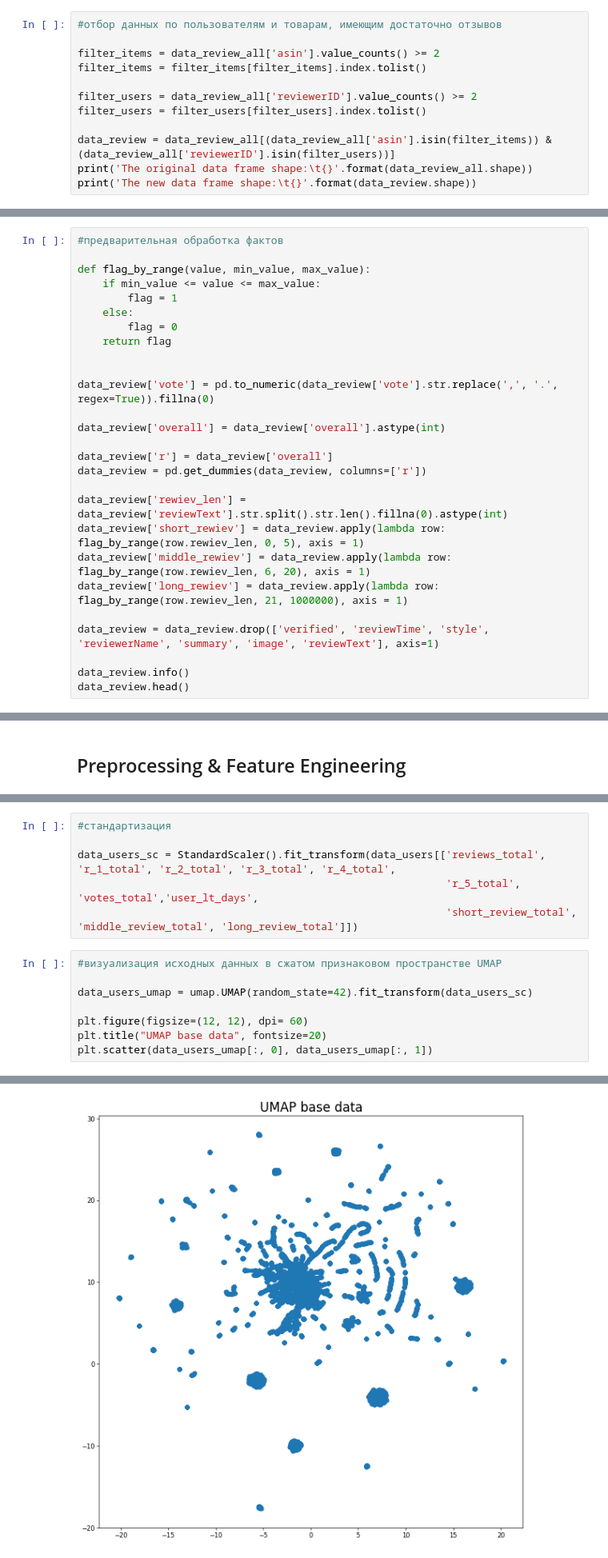
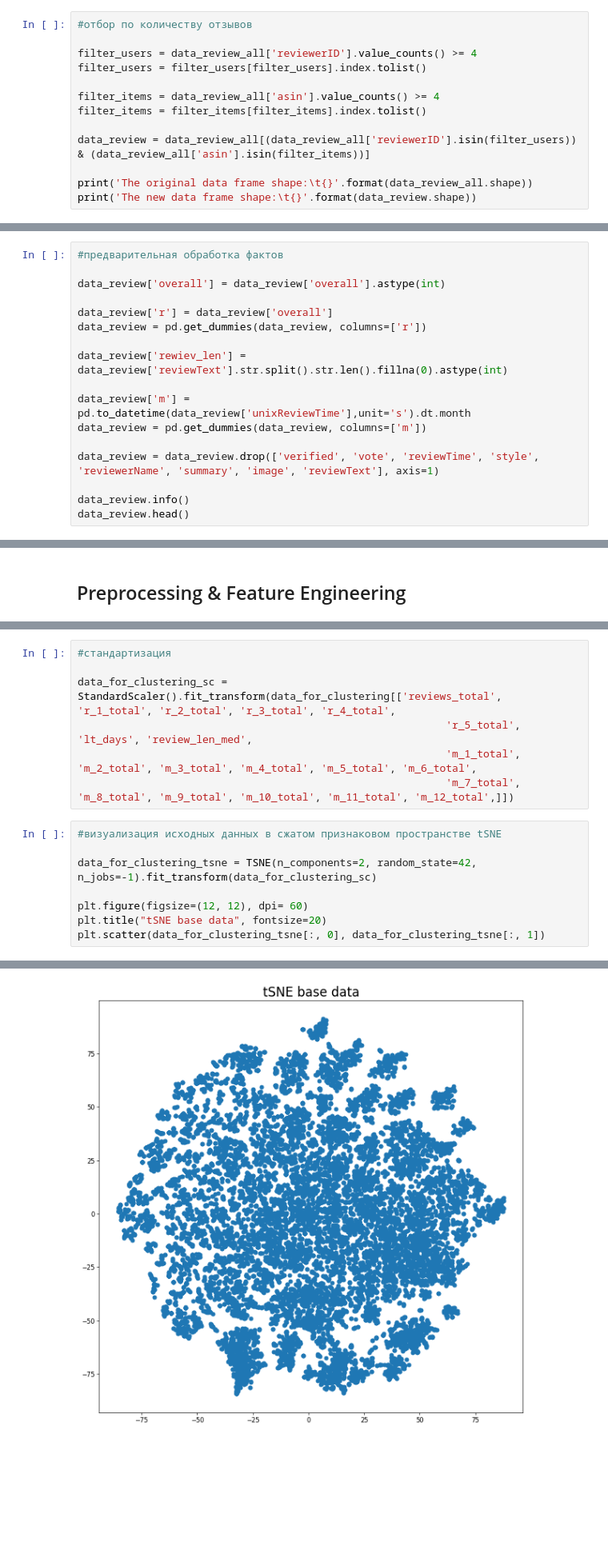
Before and after one commit to gribkov-s/OTUS_ML, a Jupyter notebook: Project_RecomendationSystemAndClustering.ipynb, the cells around one changed output, grey strips where cells are left out. Shown at 80% size. Saved outputs shown, nothing was run; the diff lists cells and outputs as text; blank space fills up the shorter version.

```diff
--- a/Project_RecomendationSystemAndClustering.ipynb
+++ b/Project_RecomendationSystemAndClustering.ipynb
@@ -138,13 +98,14 @@ data_u_r
 # %%
-#отбор данных по пользователям и товарам, имеющим достаточно отзывов
+#отбор по количеству отзывов
 
-filter_items = data_review_all['asin'].value_counts() >= 2
+filter_users = data_review_all['reviewerID'].value_counts() >= 4
+filter_users = filter_users[filter_users].index.tolist()
+
+filter_items = data_review_all['asin'].value_counts() >= 4
 filter_items = filter_items[filter_items].index.tolist()
 
-filter_users = data_review_all['reviewerID'].value_counts() >= 2
-filter_users = filter_users[filter_users].index.tolist()
+data_review = data_review_all[(data_review_all['reviewerID'].isin(filter_users)) & (data_review_all['asin'].isin(filter_items))]
 
-data_review = data_review_all[(data_review_all['asin'].isin(filter_items)) & (data_review_all['reviewerID'].isin(filter_users))]
 print('The original data frame shape:\t{}'.format(data_review_all.shape))
 print('The new data frame shape:\t{}'.format(data_review.shape))
 # %% [output]
@@ -153,15 +114,5 @@ The new data frame shape:       (47022, 12)
 # %%
 #предварительная обработка фактов
-
-def flag_by_range(value, min_value, max_value):
-    if min_value <= value <= max_value:
-        flag = 1
-    else:
-        flag = 0
-    return flag
-
-
-data_review['vote'] = pd.to_numeric(data_review['vote'].str.replace(',', '.', regex=True)).fillna(0)
 
 data_review['overall'] = data_review['overall'].astype(int)
 
@@ -169,11 +120,11 @@ data_review['r'] = data_review['overall']
 data_review = pd.get_dummies(data_review, columns=['r'])
 
 data_review['rewiev_len'] = data_review['reviewText'].str.split().str.len().fillna(0).astype(int)
-data_review['short_rewiev'] = data_review.apply(lambda row: flag_by_range(row.rewiev_len, 0, 5), axis = 1)
-data_review['middle_rewiev'] = data_review.apply(lambda row: flag_by_range(row.rewiev_len, 6, 20), axis = 1)
-data_review['long_rewiev'] = data_review.apply(lambda row: flag_by_range(row.rewiev_len, 21, 1000000), axis = 1)
 
-data_review = data_review.drop(['verified', 'reviewTime', 'style', 'reviewerName', 'summary', 'image', 'reviewText'], axis=1)
+data_review['m'] = pd.to_datetime(data_review['unixReviewTime'],unit='s').dt.month
+data_review = pd.get_dummies(data_review, columns=['m'])
+
+data_review = data_review.drop(['verified', 'vote', 'reviewTime', 'style', 'reviewerName', 'summary', 'image', 'reviewText'], axis=1)
 
 data_review.info()
 data_review.head()
@@ -256,20 +216,21 @@ data_users
 # %%
 #стандартизация
 
-data_users_sc = StandardScaler().fit_transform(data_users[['reviews_total', 'r_1_total', 'r_2_total', 'r_3_total', 'r_4_total',
-                                                           'r_5_total', 'votes_total','user_lt_days',
-                                                           'short_review_total', 'middle_review_total', 'long_review_total']])
+data_for_clustering_sc = StandardScaler().fit_transform(data_for_clustering[['reviews_total', 'r_1_total', 'r_2_total', 'r_3_total', 'r_4_total',
+                                                           'r_5_total', 'lt_days', 'review_len_med',
+                                                           'm_1_total', 'm_2_total', 'm_3_total', 'm_4_total', 'm_5_total', 'm_6_total',
+                                                           'm_7_total', 'm_8_total', 'm_9_total', 'm_10_total', 'm_11_total', 'm_12_total',]])
 # %%
-#визуализация исходных данных в сжатом признаковом пространстве UMAP
+#визуализация исходных данных в сжатом признаковом пространстве tSNE
 
-data_users_umap = umap.UMAP(random_state=42).fit_transform(data_users_sc)
+data_for_clustering_tsne = TSNE(n_components=2, random_state=42, n_jobs=-1).fit_transform(data_for_clustering_sc)
 
 plt.figure(figsize=(12, 12), dpi= 60)
-plt.title("UMAP base data", fontsize=20)
-plt.scatter(data_users_umap[:, 0], data_users_umap[:, 1])
+plt.title("tSNE base data", fontsize=20)
+plt.scatter(data_for_clustering_tsne[:, 0], data_for_clustering_tsne[:, 1])
 # %% [output]
 <matplotlib.collections.PathCollection at 0x...>
-[figure, old version]
+[figure, new version]
 # %% [markdown]
 ## Modelling
 # %%
```
Also changed, not shown: parts of 37 cells of this notebook.
